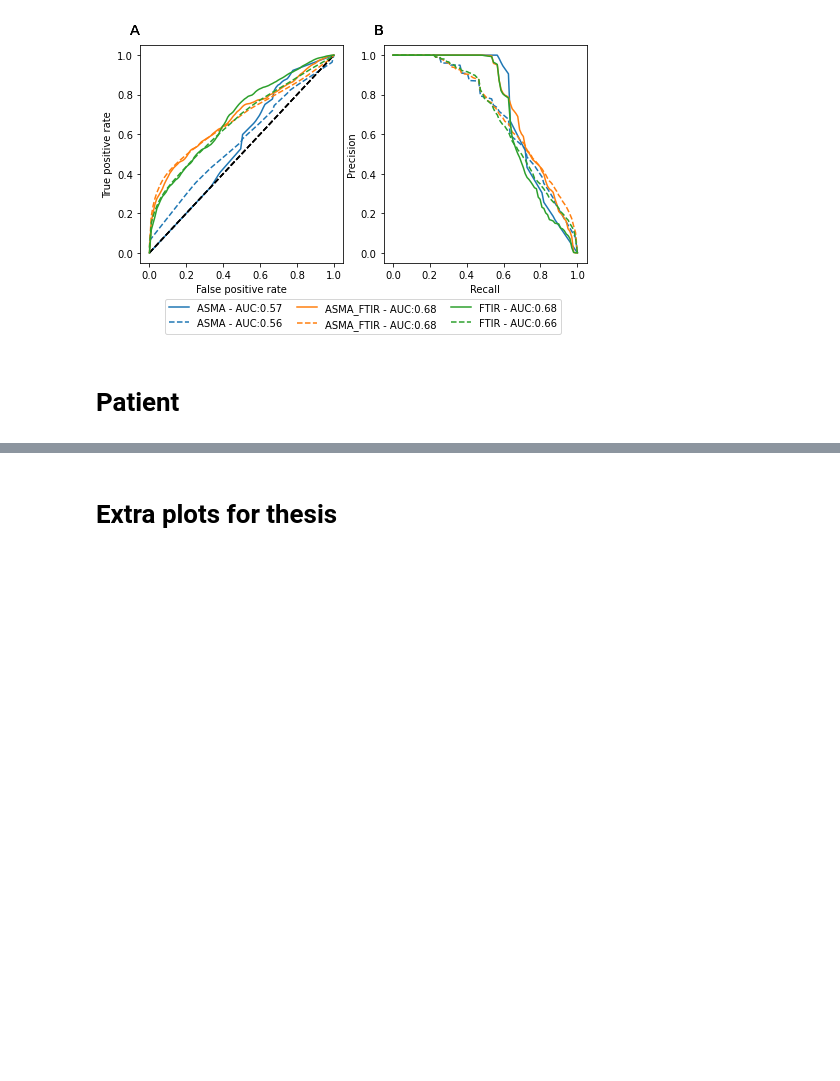
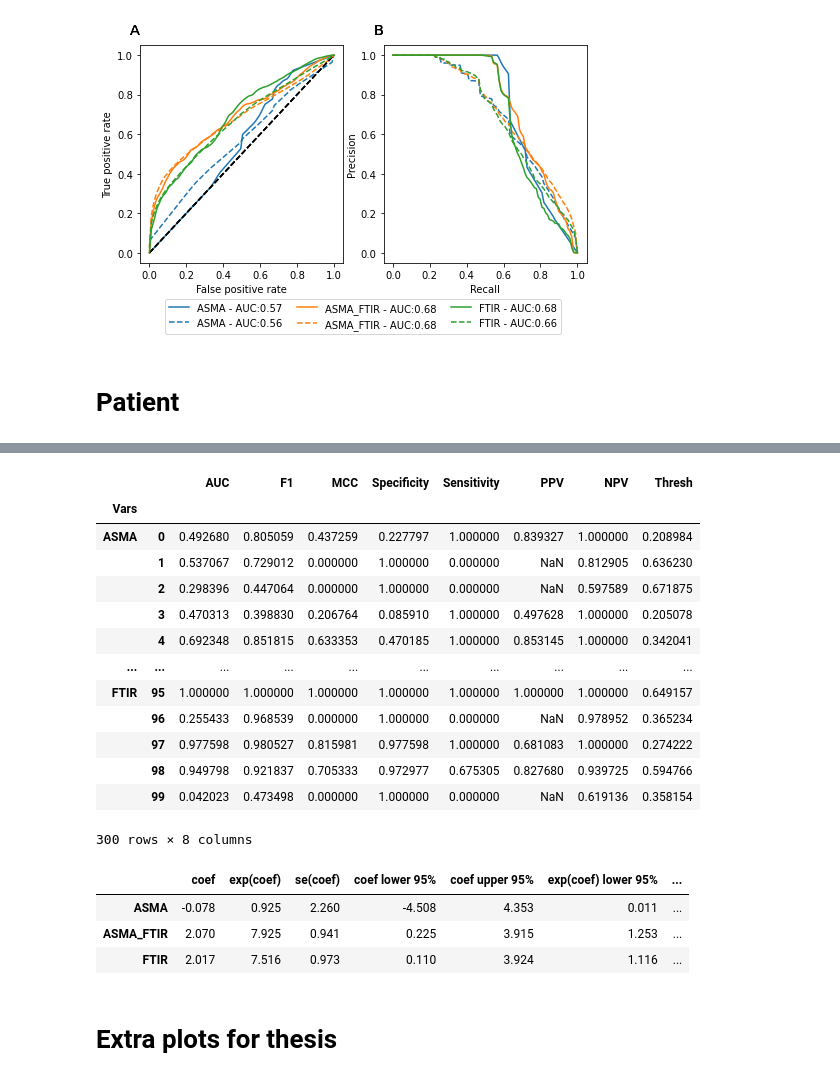
Before and after one commit to c-whitley/PHD, a Jupyter notebook: December_Prognosis/Plotting.ipynb, the cells around one changed output, grey strips where cells are left out. Cells and saved outputs as stored; diff of their text form; code cells hidden in the pictures; blank space fills up the shorter version.

```diff
--- a/December_Prognosis/Plotting.ipynb
+++ b/December_Prognosis/Plotting.ipynb
@@ -141,5 +214,29 @@ FTIR       0.886  0.536  0.168        0.833        1.000  0.625  0.848   0.345
+# %%
+stats
+# %% [output]
+|  |  | AUC | F1 | MCC | Specificity | Sensitivity | PPV | NPV | Thresh |
+| Vars |  |  |  |  |  |  |  |  |  |
+| ASMA | 0 | 0.492680 | 0.805059 | 0.437259 | 0.227797 | 1.000000 | 0.839327 | 1.000000 | 0.208984 |
+|  | 1 | 0.537067 | 0.729012 | 0.000000 | 1.000000 | 0.000000 | NaN | 0.812905 | 0.636230 |
+|  | 2 | 0.298396 | 0.447064 | 0.000000 | 1.000000 | 0.000000 | NaN | 0.597589 | 0.671875 |
+|  | 3 | 0.470313 | 0.398830 | 0.206764 | 0.085910 | 1.000000 | 0.497628 | 1.000000 | 0.205078 |
+|  | 4 | 0.692348 | 0.851815 | 0.633353 | 0.470185 | 1.000000 | 0.853145 | 1.000000 | 0.342041 |
+| ... | ... | ... | ... | ... | ... | ... | ... | ... | ... |
+| FTIR | 95 | 1.000000 | 1.000000 | 1.000000 | 1.000000 | 1.000000 | 1.000000 | 1.000000 | 0.649157 |
+|  | 96 | 0.255433 | 0.968539 | 0.000000 | 1.000000 | 0.000000 | NaN | 0.978952 | 0.365234 |
+|  | 97 | 0.977598 | 0.980527 | 0.815981 | 0.977598 | 1.000000 | 0.681083 | 1.000000 | 0.274222 |
+|  | 98 | 0.949798 | 0.921837 | 0.705333 | 0.972977 | 0.675305 | 0.827680 | 0.939725 | 0.594766 |
+|  | 99 | 0.042023 | 0.473498 | 0.000000 | 1.000000 | 0.000000 | NaN | 0.619136 | 0.358154 |
+300 rows × 8 columns
 # %%
 cox_table['Hazard ratio'] = cox_table.apply(lambda row: f'{row["exp(coef)"]} ({row["exp(coef) lower 95%"]}-{row["exp(coef) upper 95%"]})', axis=1)
+# %%
+cox_table
+# %% [output]
+|  | coef | exp(coef) | se(coef) | coef lower 95% | coef upper 95% | exp(coef) lower 95% | ... |
+| ASMA | -0.078 | 0.925 | 2.260 | -4.508 | 4.353 | 0.011 | ... |
+| ASMA_FTIR | 2.070 | 7.925 | 0.941 | 0.225 | 3.915 | 1.253 | ... |
+| FTIR | 2.017 | 7.516 | 0.973 | 0.110 | 3.924 | 1.116 | ... |
 # %% [markdown]
 # Extra plots for thesis
 # %%
```
Also changed, not shown: parts of 3 cells of this notebook, 7 other files.
